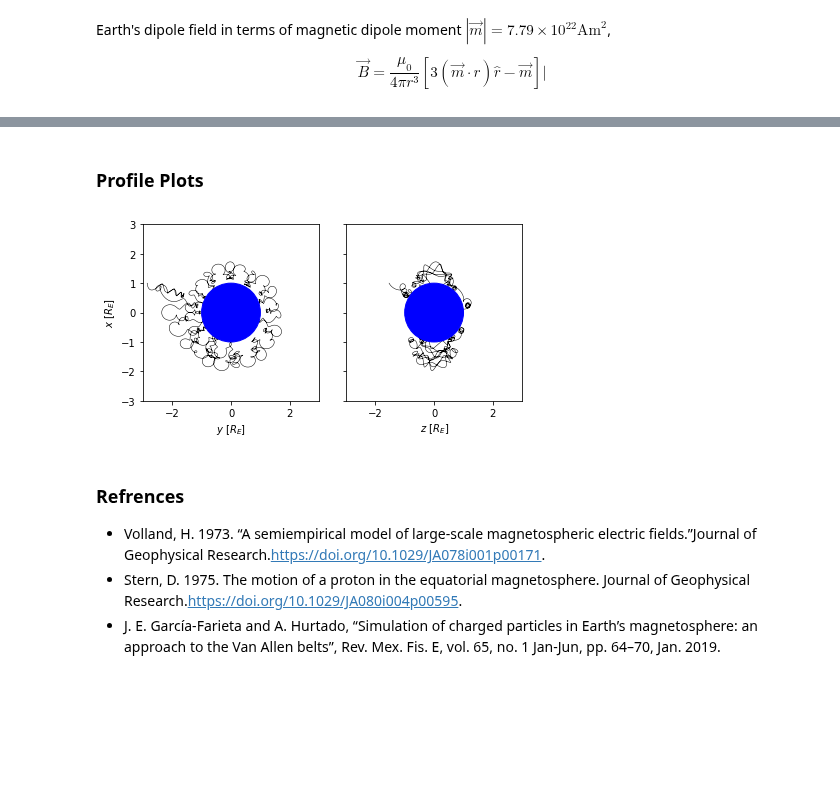
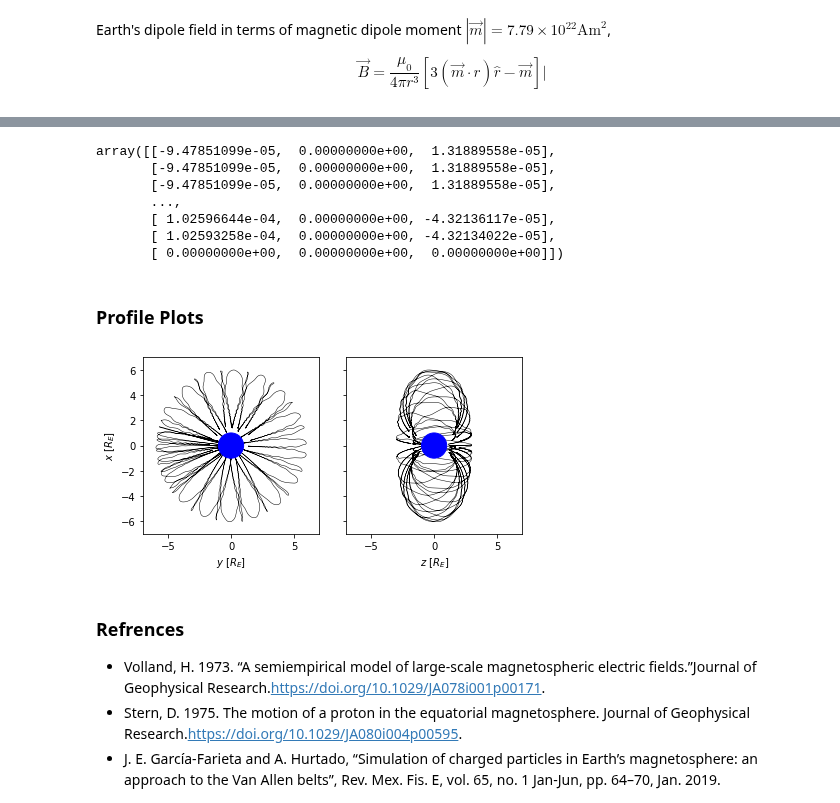
Before and after one commit to argallmr/imef, a Jupyter notebook: particle-tracing/boris-tracing/Dipole-VS.ipynb, the cells around one changed output, grey strips where cells are left out. Drawn from its saved outputs; the diff is of its cells as text; code cells hidden in the pictures; blank space fills up the shorter version.

```diff
--- a/particle-tracing/boris-tracing/Dipole-VS.ipynb
+++ b/particle-tracing/boris-tracing/Dipole-VS.ipynb
@@ -71,29 +71,32 @@ me = 9.1e-31    # electron mass [kg]
 qe = 1.603E-19  # proton charge [C]
 
 dt = 1e-4
-tf = 2
+tf = 450
 steps = int(tf/dt)
 
 tdat = np.zeros(steps-1)
 rdat = np.zeros((steps,3))
-vdat =  np.zeros((steps,3))
+vdat = np.zeros((steps,3))
 
 # creating charged particle
 m = 4.*mp
 q = 2.*qe
 
 # set initial conditions
-rdat[0] = np.array([1., -2.85, -1.53])  # [RE]
-vdat[0] = np.array([.4,.12,.3])          # [m/s]
+RE = 6371000                                # radius of earth [m]
+rdat[0] = np.array([1., -3.85, -1.53])*RE   # [m]
+vdat[0] = np.array([.1,.5,.3])              # [m/s]
 
 '''
 # example
-rdat[0] = np.array([1., -7.85, -1.53])
-vdat[0] = np.array([0.,.3,.3])
+rdat[0] = np.array([1., -7.85, -1.53])*RE   # [m]
+vdat[0] = np.array([0.,.3,.3])              # [m/s]
 '''
 
 # ELECTRIC FIELD TESTING
-edat = [] #np.zeros((steps,3))
+emag = np.zeros(steps)
+edat = np.zeros((steps,3))
+bdat = np.zeros((steps,3))
 # %%
 # boris particle tracing
 
@@ -192,32 +203,42 @@ Text(0, 0.5, '$E_C$ (mV/m')
+# %%
+edat
+# %% [output]
+array([[-9.47851099e-05,  0.00000000e+00,  1.31889558e-05],
+       [-9.47851099e-05,  0.00000000e+00,  1.31889558e-05],
+       [-9.47851099e-05,  0.00000000e+00,  1.31889558e-05],
+       ...,
+       [ 1.02596644e-04,  0.00000000e+00, -4.32136117e-05],
+       [ 1.02593258e-04,  0.00000000e+00, -4.32134022e-05],
+       [ 0.00000000e+00,  0.00000000e+00,  0.00000000e+00]])
 # %% [markdown]
 ### Profile Plots
 # %%
 from matplotlib.patches import Circle
 
 fig, ax = plt.subplots(1,2, sharey=True)
 fig.tight_layout()
 
-ax[0].plot(rdat[:,1],rdat[:,0], 'k',linewidth=0.5)
+ax[0].plot(rscale[:,1],rscale[:,0], 'k',linewidth=0.5)
 ax[0].set_xlabel("$y$ [$R_E$]")
 ax[0].set_ylabel("$x$ [$R_E$]")
 ax[0].add_patch(Circle((0,0), 1., color='b', zorder = 10))
 
 # fix axis
 ax[0].set_xlim([-axrng, axrng])
 ax[0].set_ylim([-axrng, axrng])
 ax[0].set_aspect('equal')
 
-ax[1].plot(rdat[:,2],rdat[:,0], 'k',linewidth=0.5)
+ax[1].plot(rscale[:,2],rscale[:,0], 'k',linewidth=0.5)
 ax[1].set_xlabel("$z$ [$R_E$]")
 ax[1].set_ylabel("")
 ax[1].add_patch(Circle((0,0), 1., color='b', zorder = 10))
 
 # fix axis
 ax[1].set_xlim([-axrng, axrng])
 ax[1].set_ylim([-axrng, axrng])
 ax[1].set_aspect('equal')
 # %% [output]
-[figure, old version]
+[figure, new version]
 # %% [markdown]
 ### Refrences
 * Volland, H. 1973. “A semiempirical model of large-scale magnetospheric electric fields.”Journal of Geophysical
```
Also changed, not shown: parts of 7 cells of this notebook, 3 other files.
